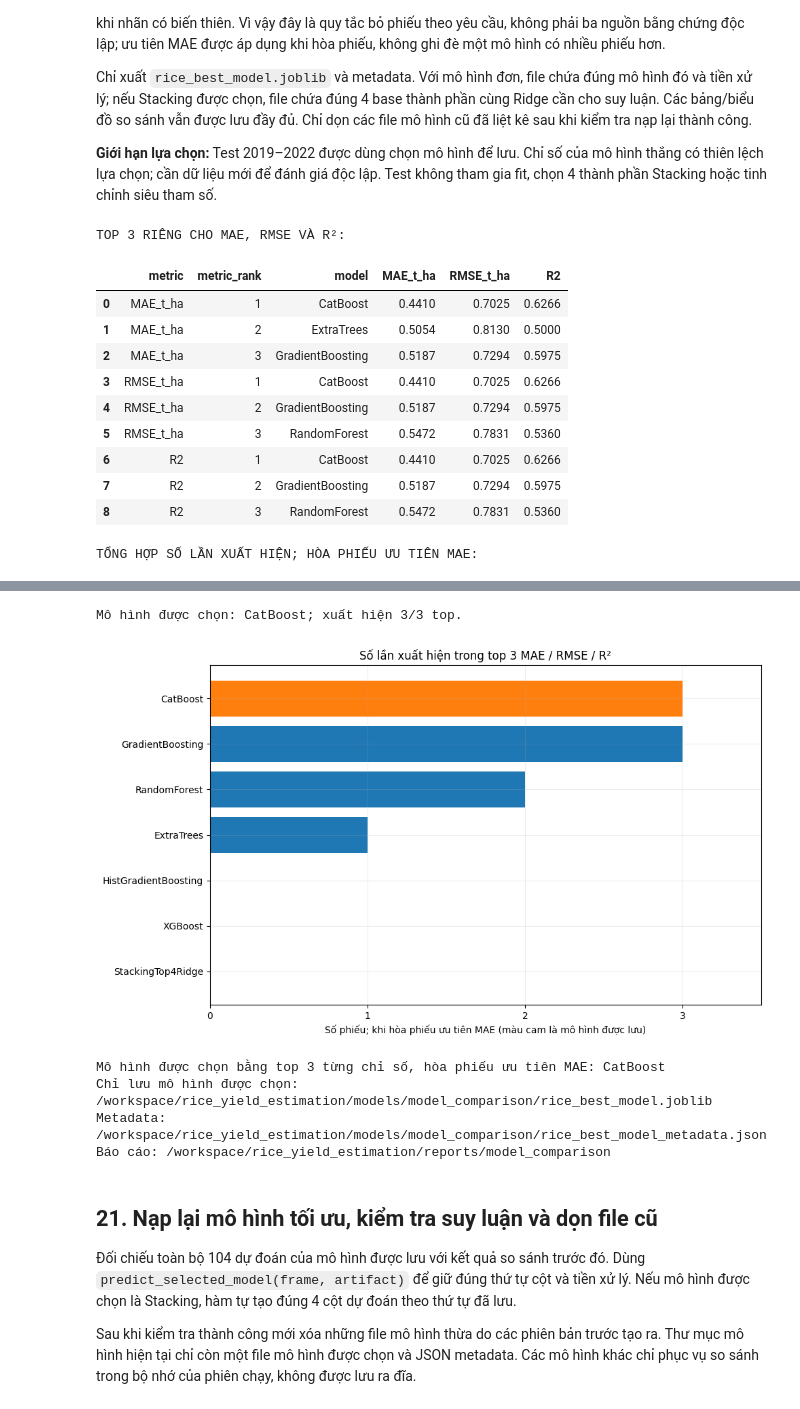
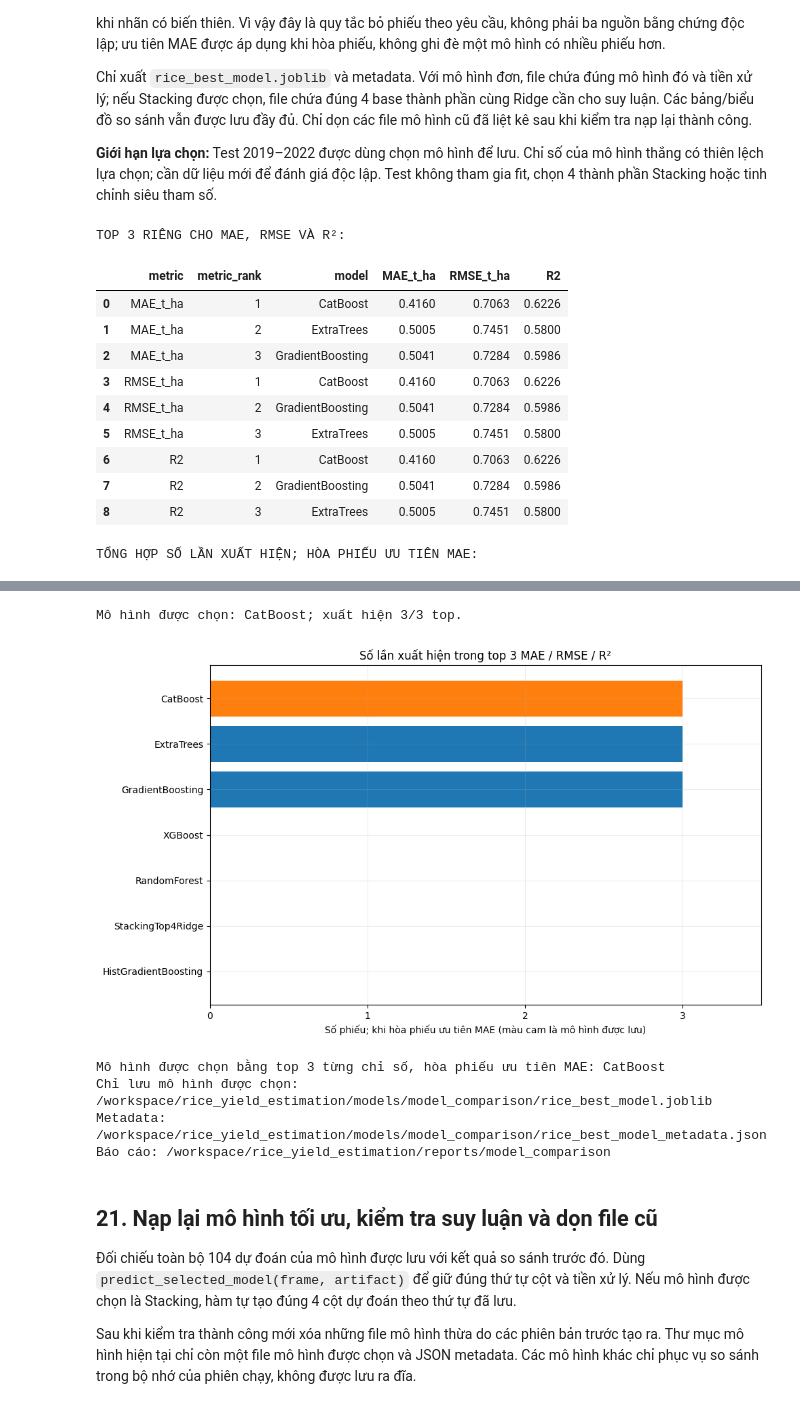
Before and after one commit to tuan-205/rice_yield_estimation, a Jupyter notebook: notebook/ensemble_training_rice_yield.ipynb, the cells around one changed output, grey strips where cells are left out. Drawn from its saved outputs; the diff is of its cells as text; code cells hidden in the pictures.

```diff
--- a/notebook/ensemble_training_rice_yield.ipynb
+++ b/notebook/ensemble_training_rice_yield.ipynb
@@ -51,6 +51,8 @@ from sklearn.ensemble import (RandomForestRegressor, ExtraTreesRegressor,
 from sklearn.impute import SimpleImputer
 from sklearn.linear_model import Ridge
 from sklearn.metrics import mean_absolute_error, mean_squared_error, r2_score
+from sklearn.model_selection import ParameterSampler
+from threadpoolctl import threadpool_limits
 from sklearn.pipeline import Pipeline
 from sklearn.preprocessing import OneHotEncoder, StandardScaler
 from xgboost import XGBRegressor
@@ -58,6 +60,9 @@ from catboost import CatBoostRegressor
 
 RANDOM_STATE = 42
 THREAD_COUNT = 4
+# Giới hạn cả OpenMP/BLAS (đặc biệt HistGradientBoosting).
+_thread_limit = threadpool_limits(limits=THREAD_COUNT)
+SEARCH_N_ITER = 12  # Cộng thêm đúng 1 cấu hình hiện tại cho mỗi mô hình.
 SORT_KEYS = ['nam', 'mua_vu', 'adm1_code']
 STACK_NAME = 'StackingTop4Ridge'
 META_ALPHA = 10.0  # Chốt trước Test; không tìm alpha trên Test.
@@ -939,7 +1197,17 @@ for name, template in templates.items():
     regressor = template.named_steps['regressor'] if isinstance(template, Pipeline) else template
     model_parameters[name] = regressor.get_params(deep=False)
 metadata = {
-    'experiment': '5_fixed_ensemble_base_models_top4_ridge_stacking_and_catboost',
+    'experiment': '6_tuned_ensemble_models_with_baseline_comparison_and_top4_ridge_stacking',
+    'hyperparameter_search': {
+        'method': 'seeded_ParameterSampler_plus_current_baseline',
+        'random_candidates_per_model': SEARCH_N_ITER, 'fold_years': OOF_YEARS,
+        'fold_policy': 'fit_all_years_before_validation_year; no_test_rows',
+        'selection_rule': 'pooled_OOF_MAE_then_RMSE_then_candidate_id; baseline_id_0',
+        'max_search_fits': 6 * (SEARCH_N_ITER + 1) * len(OOF_YEARS),
+        'actual_search_fits': int(tuning_summary['cv_fits'].sum()),
+        'summary': tuning_summary.to_dict(orient='records'),
+        'validation_scores_independent_after_tuning': False,
+    },
     'target': TARGET, 'target_unit': 'tonne_per_hectare',
     'feature_names': FEATURES, 'raw_preprocessing': PREPROCESSING,
     'sklearn_preprocessing': {'numeric_imputation': 'median', 'add_missing_indicator': True,
@@ -955,7 +1223,7 @@ metadata = {
     'final_fit_period': [2000, 2018], 'test_period': [2019, 2022],
     'split_rows': {'train': len(train_df), 'development': len(val_df), 'test': len(test_df)},
     'stacking_validation_score': None,
-    'stacking_validation_score_reason': '2016-2018 labels used to select bases and fit meta learner',
+    'stacking_validation_score_reason': '2016-2018 labels used to tune parameters, select bases and fit meta learner',
     'test_used_for_fitting_or_top4_selection': False,
     'test_used_for_model_selection': True,
     'saved_model': BEST_NAME, 'saved_model_kind': best_artifact['kind'],
@@ -980,7 +1248,7 @@ metadata = {
     'limitations': ['Retrospective estimation with static 2020 rice mask.',
                     'Observation windows must be complete; not pre-harvest forecasting.',
                     'VCI 2000-2015 baseline unsuitable for forward OOF before 2016.',
-                    '2016-2018 is development data for selection and meta fitting.',
+                    '2016-2018 is development data for parameter tuning, base selection and meta fitting; not nested OOF.',
                     'Same 2019-2022 test period already reported in an earlier experiment.',
                     'No unseen-province test or statistical significance claim.',
                     'Winner chosen using test metrics; new data needed for independent evaluation.'],
@@ -988,6 +1256,10 @@ metadata = {
 }
 metadata_path.write_text(json.dumps(metadata, ensure_ascii=False, indent=2, default=str) + '\n', encoding='utf-8')
 for table, filename in [
+    (tuning_trials, 'rice_tuning_trials.csv'),
+    (tuning_folds_report, 'rice_tuning_folds.csv'),
+    (tuning_summary, 'rice_tuning_summary.csv'),
+    (tuning_comparison, 'rice_tuning_before_after.csv'),
     (metrics_all, 'rice_model_metrics.csv'),
     (ranking_df, 'rice_model_ranking.csv'),
     (top3_by_metric, 'rice_top3_by_metric.csv'),
@@ -1009,14 +1281,14 @@ print('Báo cáo:', REPORTS_DIR)
 # %% [output]
 TOP 3 RIÊNG CHO MAE, RMSE VÀ R²:
 |  | metric | metric_rank | model | MAE_t_ha | RMSE_t_ha | R2 |
-| 0 | MAE_t_ha | 1 | CatBoost | 0.4410 | 0.7025 | 0.6266 |
-| 1 | MAE_t_ha | 2 | ExtraTrees | 0.5054 | 0.8130 | 0.5000 |
-| 2 | MAE_t_ha | 3 | GradientBoosting | 0.5187 | 0.7294 | 0.5975 |
-| 3 | RMSE_t_ha | 1 | CatBoost | 0.4410 | 0.7025 | 0.6266 |
-| 4 | RMSE_t_ha | 2 | GradientBoosting | 0.5187 | 0.7294 | 0.5975 |
-| 5 | RMSE_t_ha | 3 | RandomForest | 0.5472 | 0.7831 | 0.5360 |
-| 6 | R2 | 1 | CatBoost | 0.4410 | 0.7025 | 0.6266 |
-| 7 | R2 | 2 | GradientBoosting | 0.5187 | 0.7294 | 0.5975 |
-| 8 | R2 | 3 | RandomForest | 0.5472 | 0.7831 | 0.5360 |
+| 0 | MAE_t_ha | 1 | CatBoost | 0.4160 | 0.7063 | 0.6226 |
+| 1 | MAE_t_ha | 2 | ExtraTrees | 0.5005 | 0.7451 | 0.5800 |
+| 2 | MAE_t_ha | 3 | GradientBoosting | 0.5041 | 0.7284 | 0.5986 |
+| 3 | RMSE_t_ha | 1 | CatBoost | 0.4160 | 0.7063 | 0.6226 |
+| 4 | RMSE_t_ha | 2 | GradientBoosting | 0.5041 | 0.7284 | 0.5986 |
+| 5 | RMSE_t_ha | 3 | ExtraTrees | 0.5005 | 0.7451 | 0.5800 |
+| 6 | R2 | 1 | CatBoost | 0.4160 | 0.7063 | 0.6226 |
+| 7 | R2 | 2 | GradientBoosting | 0.5041 | 0.7284 | 0.5986 |
+| 8 | R2 | 3 | ExtraTrees | 0.5005 | 0.7451 | 0.5800 |
 TỔNG HỢP SỐ LẦN XUẤT HIỆN; HÒA PHIẾU ƯU TIÊN MAE:
 |  | rank | model | split | rows | MAE_t_ha | RMSE_t_ha | R2 | top3_appearances | rank_MAE_t_ha | ... |
@@ -1030,5 +1302,5 @@ TỔNG HỢP SỐ LẦN XUẤT HIỆN; HÒA PHIẾU ƯU TIÊN MAE:
 Mô hình được chọn: CatBoost; xuất hiện 3/3 top.
-[figure, old version]
+[figure, new version]
 Mô hình được chọn bằng top 3 từng chỉ số, hòa phiếu ưu tiên MAE: CatBoost
 Chỉ lưu mô hình được chọn: /workspace/rice_yield_estimation/models/model_comparison/rice_best_model.joblib
 Metadata: /workspace/rice_yield_estimation/models/model_comparison/rice_best_model_metadata.json
```
Also changed, not shown: parts of 29 cells of this notebook, 26 other files.
